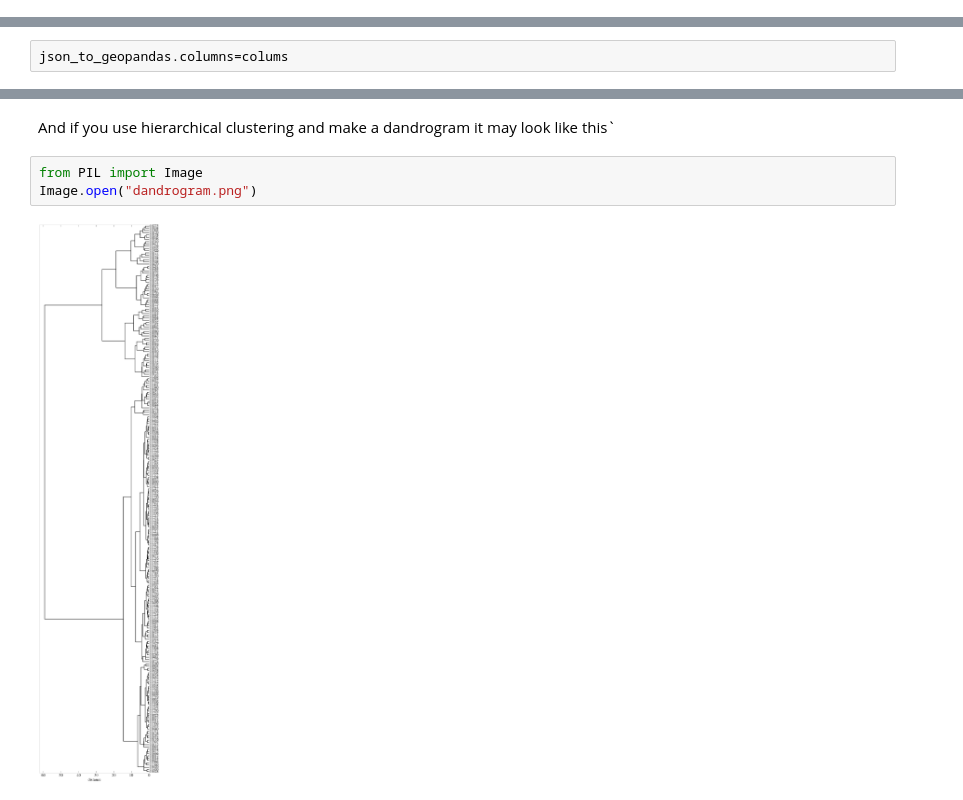
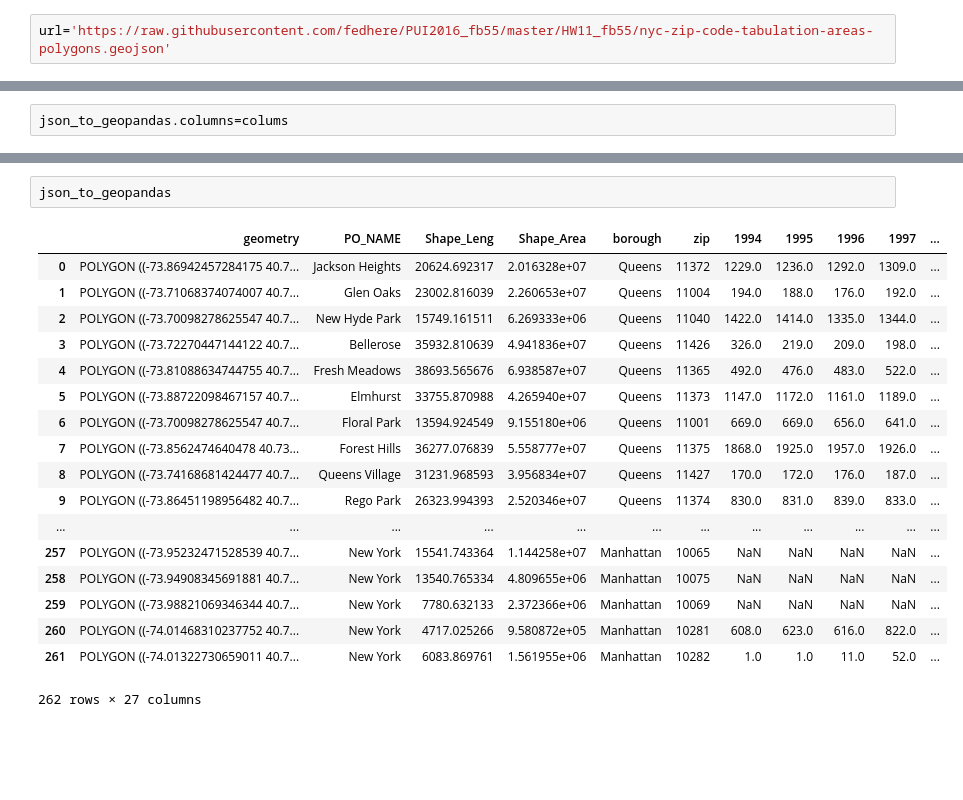
Before and after one commit to macchi92/PUI2016_nm2762, a Jupyter notebook: HW11_nm2762/HW11_Assignment2_to_be_done.ipynb, the cells around one changed output, grey strips where cells are left out. Drawn from its saved outputs; the diff is of its cells as text; blank space fills up the shorter version.

```diff
--- a/HW11_nm2762/HW11_Assignment2_to_be_done.ipynb
+++ b/HW11_nm2762/HW11_Assignment2_to_be_done.ipynb
@@ -112,6 +112,8 @@ df_11 = pd.read_csv(zf11.open('zbp11totals.zip'.replace('.zip','.txt')))
 df_12 = pd.read_csv(zf12.open('zbp12totals.zip'.replace('.zip','.txt')))
 df_13 = pd.read_csv(zf13.open('zbp13totals.zip'.replace('.zip','.txt')))
 df_14 = pd.read_csv(zf14.open('zbp14totals.zip'.replace('.zip','.txt')))
+# %%
+url='https://raw.githubusercontent.com/fedhere/PUI2016_fb55/master/HW11_fb55/nyc-zip-code-tabulation-areas-polygons.geojson'
 # %%
 response = ulr.request.urlopen(url)
 data = response.read().decode("utf-8")
@@ -224,7 +197,21 @@ Image.open("clustermap.png")
-# %% [markdown]
-And if you use hierarchical clustering and make a dandrogram it may look like this`
-# %%
-from PIL import Image
-Image.open("dandrogram.png")
-# %% [output]
-[figure, removed]
+# %%
+json_to_geopandas
+# %% [output]
+|  | geometry | PO_NAME | Shape_Leng | Shape_Area | borough | zip | 1994 | 1995 | 1996 | 1997 | ... |
+| 0 | POLYGON ((-73.86942457284175 40.7... | Jackson Heights | 20624.692317 | 2.016328e+07 | Queens | 11372 | 1229.0 | 1236.0 | 1292.0 | 1309.0 | ... |
+| 1 | POLYGON ((-73.71068374074007 40.7... | Glen Oaks | 23002.816039 | 2.260653e+07 | Queens | 11004 | 194.0 | 188.0 | 176.0 | 192.0 | ... |
+| 2 | POLYGON ((-73.70098278625547 40.7... | New Hyde Park | 15749.161511 | 6.269333e+06 | Queens | 11040 | 1422.0 | 1414.0 | 1335.0 | 1344.0 | ... |
+| 3 | POLYGON ((-73.72270447144122 40.7... | Bellerose | 35932.810639 | 4.941836e+07 | Queens | 11426 | 326.0 | 219.0 | 209.0 | 198.0 | ... |
+| 4 | POLYGON ((-73.81088634744755 40.7... | Fresh Meadows | 38693.565676 | 6.938587e+07 | Queens | 11365 | 492.0 | 476.0 | 483.0 | 522.0 | ... |
+| 5 | POLYGON ((-73.88722098467157 40.7... | Elmhurst | 33755.870988 | 4.265940e+07 | Queens | 11373 | 1147.0 | 1172.0 | 1161.0 | 1189.0 | ... |
+| 6 | POLYGON ((-73.70098278625547 40.7... | Floral Park | 13594.924549 | 9.155180e+06 | Queens | 11001 | 669.0 | 669.0 | 656.0 | 641.0 | ... |
+| 7 | POLYGON ((-73.8562474640478 40.73... | Forest Hills | 36277.076839 | 5.558777e+07 | Queens | 11375 | 1868.0 | 1925.0 | 1957.0 | 1926.0 | ... |
+| 8 | POLYGON ((-73.74168681424477 40.7... | Queens Village | 31231.968593 | 3.956834e+07 | Queens | 11427 | 170.0 | 172.0 | 176.0 | 187.0 | ... |
+| 9 | POLYGON ((-73.86451198956482 40.7... | Rego Park | 26323.994393 | 2.520346e+07 | Queens | 11374 | 830.0 | 831.0 | 839.0 | 833.0 | ... |
+| ... | ... | ... | ... | ... | ... | ... | ... | ... | ... | ... | ... |
+| 257 | POLYGON ((-73.95232471528539 40.7... | New York | 15541.743364 | 1.144258e+07 | Manhattan | 10065 | NaN | NaN | NaN | NaN | ... |
+| 258 | POLYGON ((-73.94908345691881 40.7... | New York | 13540.765334 | 4.809655e+06 | Manhattan | 10075 | NaN | NaN | NaN | NaN | ... |
+| 259 | POLYGON ((-73.98821069346344 40.7... | New York | 7780.632133 | 2.372366e+06 | Manhattan | 10069 | NaN | NaN | NaN | NaN | ... |
+| 260 | POLYGON ((-74.01468310237752 40.7... | New York | 4717.025266 | 9.580872e+05 | Manhattan | 10281 | 608.0 | 623.0 | 616.0 | 822.0 | ... |
+| 261 | POLYGON ((-74.01322730659011 40.7... | New York | 6083.869761 | 1.561955e+06 | Manhattan | 10282 | 1.0 | 1.0 | 11.0 | 52.0 | ... |
+262 rows × 27 columns
```
Also changed, not shown: parts of 7 cells of this notebook, 23 other files.
